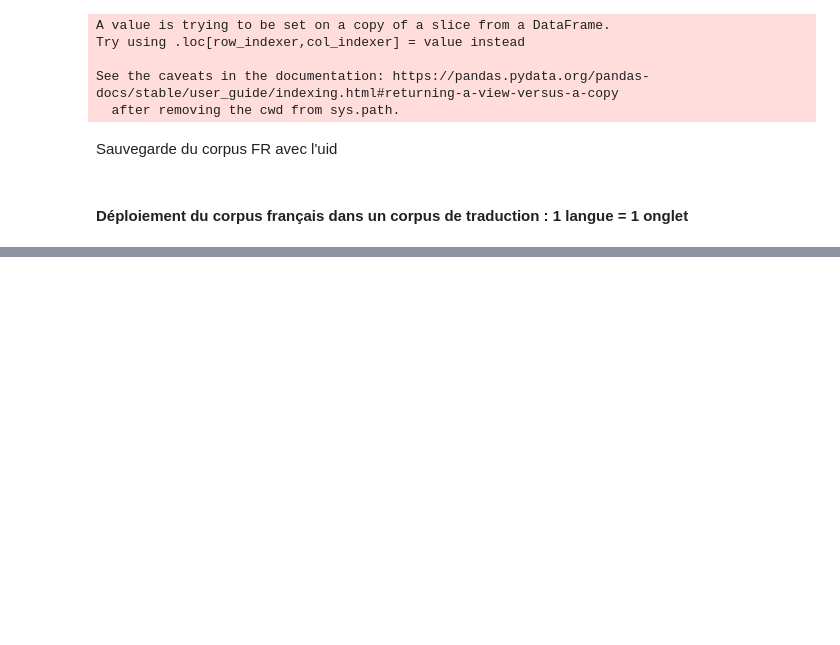
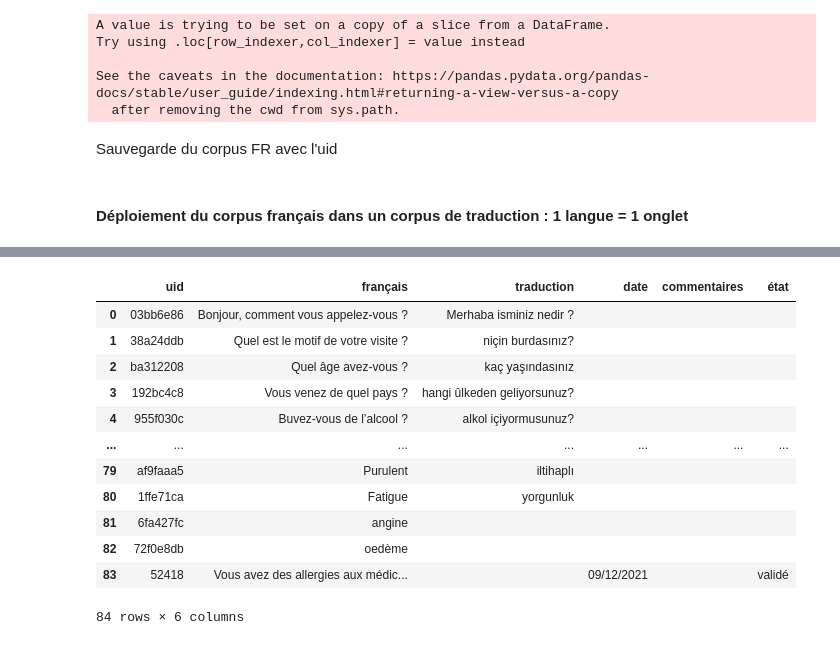
Before and after one commit to gretiere545/corpus, a Jupyter notebook: corpus_maker_init.ipynb, the cells around one changed output, grey strips where cells are left out. Cells and saved outputs as stored; diff of their text form; code cells hidden in the pictures; blank space fills up the shorter version.

```diff
--- a/corpus_maker_init.ipynb
+++ b/corpus_maker_init.ipynb
@@ -206,0 +329,16 @@ for index, item in enumerate(vk_lang_dict):
+# %%
+df_onglet['français']=
+# %% [output]
+|  | uid | français | traduction | date | commentaires | état |
+| 0 | 03bb6e86 | Bonjour, comment vous appelez-vous ? | Merhaba isminiz nedir ? |  |  |  |
+| 1 | 38a24ddb | Quel est le motif de votre visite ? | niçin burdasınız? |  |  |  |
+| 2 | ba312208 | Quel âge avez-vous ? | kaç yaşındasınız |  |  |  |
+| 3 | 192bc4c8 | Vous venez de quel pays ? | hangi ûlkeden geliyorsunuz? |  |  |  |
+| 4 | 955f030c | Buvez-vous de l’alcool ? | alkol içiyormusunuz? |  |  |  |
+| ... | ... | ... | ... | ... | ... | ... |
+| 79 | af9faaa5 | Purulent | iltihaplı |  |  |  |
+| 80 | 1ffe71ca | Fatigue | yorgunluk |  |  |  |
+| 81 | 6fa427fc | angine |  |  |  |  |
+| 82 | 72f0e8db | oedème |  |  |  |  |
+| 83 | 52418 | Vous avez des allergies aux médic... |  | 09/12/2021 |  | validé |
+84 rows × 6 columns
```
Also changed, not shown: parts of 13 cells of this notebook.
